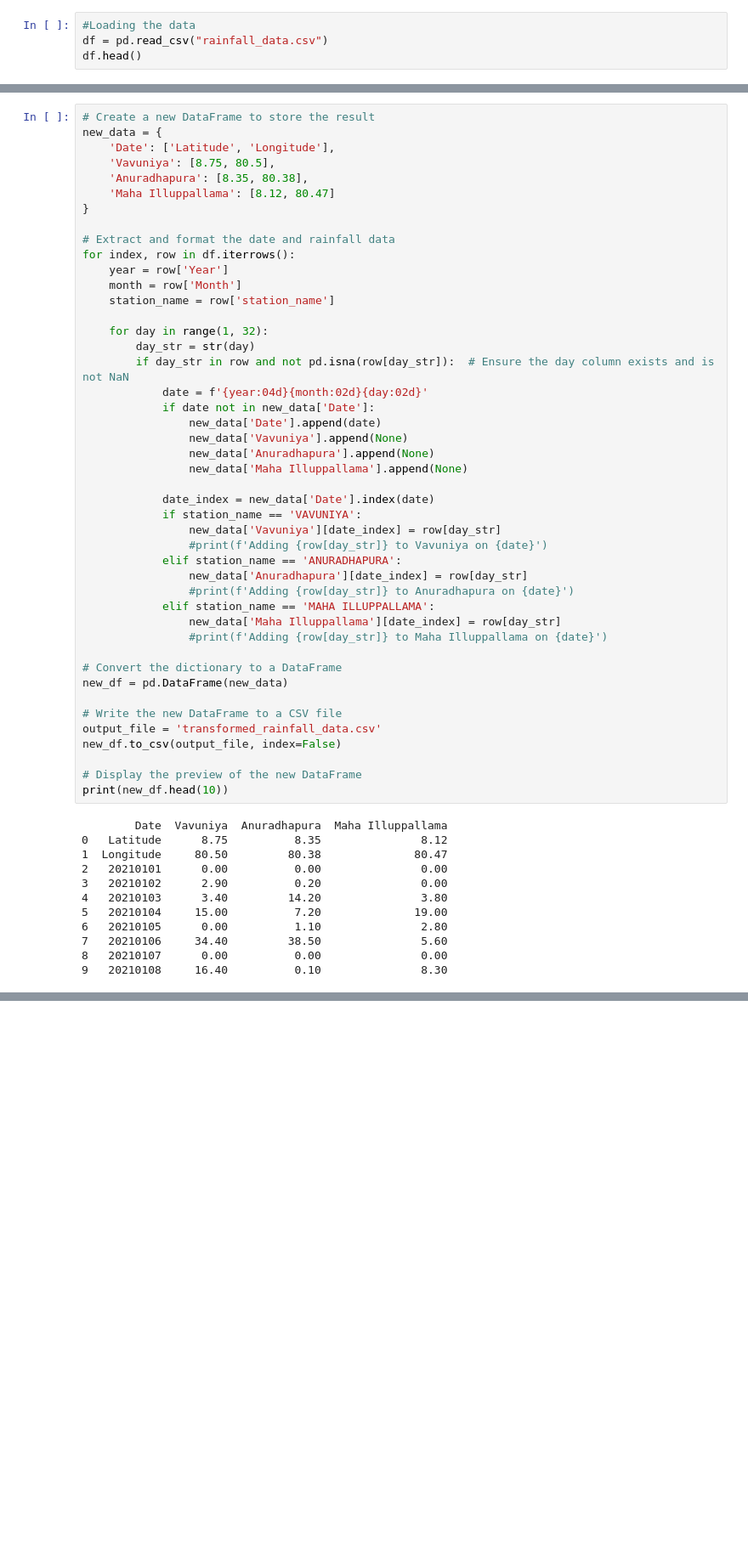
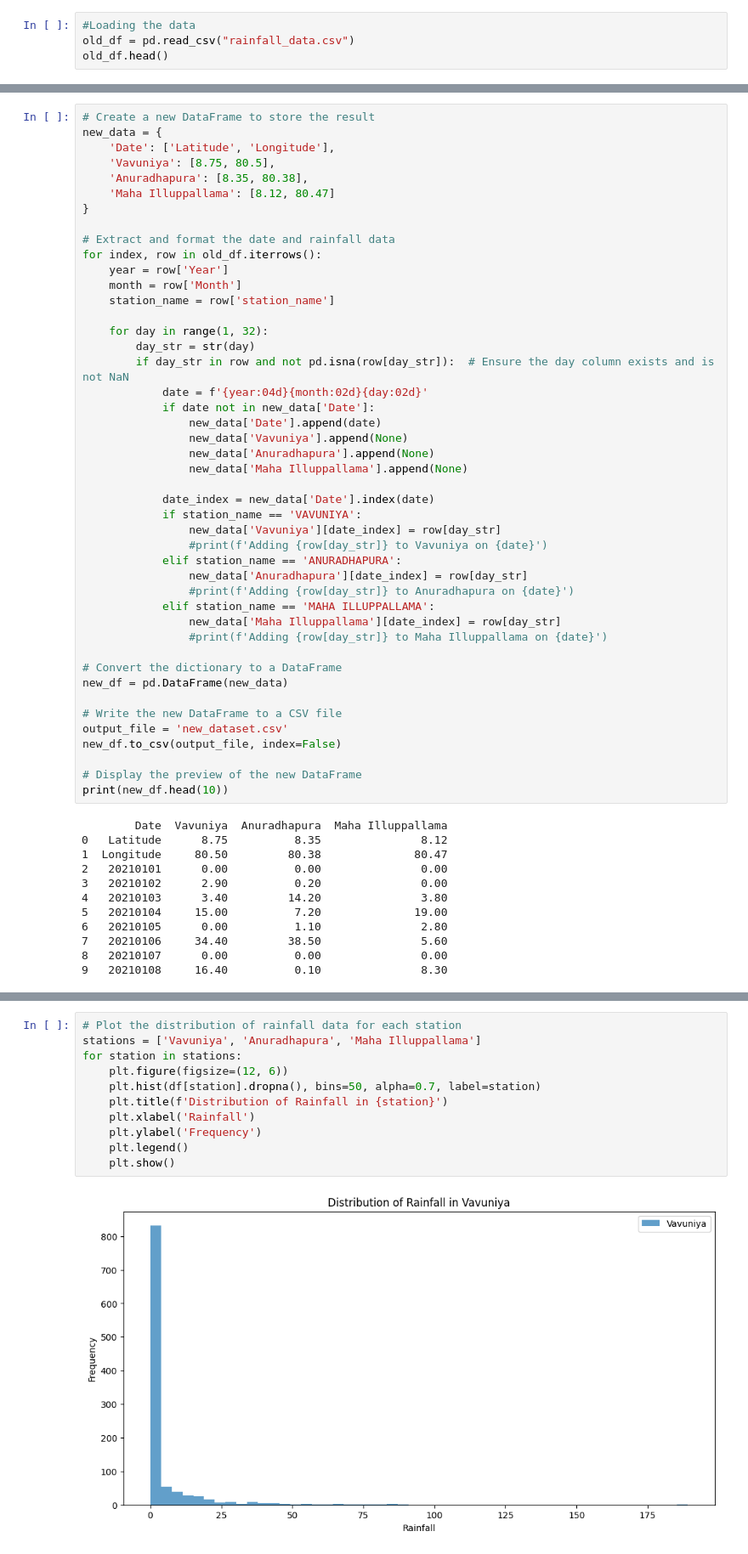
Before and after one commit to cepdnaclk/e19-co544-Rainfall-Prediction-System, a Jupyter notebook: eda.ipynb, the cells around one changed output, grey strips where cells are left out. Shown: that part at 85% size. Saved outputs shown, nothing was run; the diff lists cells and outputs as text; blank space fills up the shorter version.

```diff
--- a/eda.ipynb
+++ b/eda.ipynb
@@ -4,8 +4,8 @@ import pandas as pd
 import matplotlib.pyplot as plt
 # %%
 #Loading the data
-df = pd.read_csv("rainfall_data.csv")
-df.head()
+old_df = pd.read_csv("rainfall_data.csv")
+old_df.head()
 # %% [output]
 |  | id | station_name | code | longitude | latitude | elevation | Year | Month | 1 | 2 | ... |
 | 0 | 43415 | VAVUNIYA | 5 | 80.5 | 8.75 | 98 | 2021 | 1 | 0.0 | 2.9 | ... |
@@ -45,7 +45,7 @@ new_data = {
 }
 
 # Extract and format the date and rainfall data
-for index, row in df.iterrows():
+for index, row in old_df.iterrows():
     year = row['Year']
     month = row['Month']
     station_name = row['station_name']
@@ -75,7 +75,7 @@ for index, row in df.iterrows():
 new_df = pd.DataFrame(new_data)
 
 # Write the new DataFrame to a CSV file
-output_file = 'transformed_rainfall_data.csv'
+output_file = 'new_dataset.csv'
 new_df.to_csv(output_file, index=False)
 
 # Display the preview of the new DataFrame
@@ -96,0 +187,13 @@ print(new_df.head(10))
+# %%
+# Plot the distribution of rainfall data for each station
+stations = ['Vavuniya', 'Anuradhapura', 'Maha Illuppallama']
+for station in stations:
+    plt.figure(figsize=(12, 6))
+    plt.hist(df[station].dropna(), bins=50, alpha=0.7, label=station)
+    plt.title(f'Distribution of Rainfall in {station}')
+    plt.xlabel('Rainfall')
+    plt.ylabel('Frequency')
+    plt.legend()
+    plt.show()
+# %% [output]
+[figure, added]
```
Also changed, not shown: parts of 11 cells of this notebook, 5 other files.
